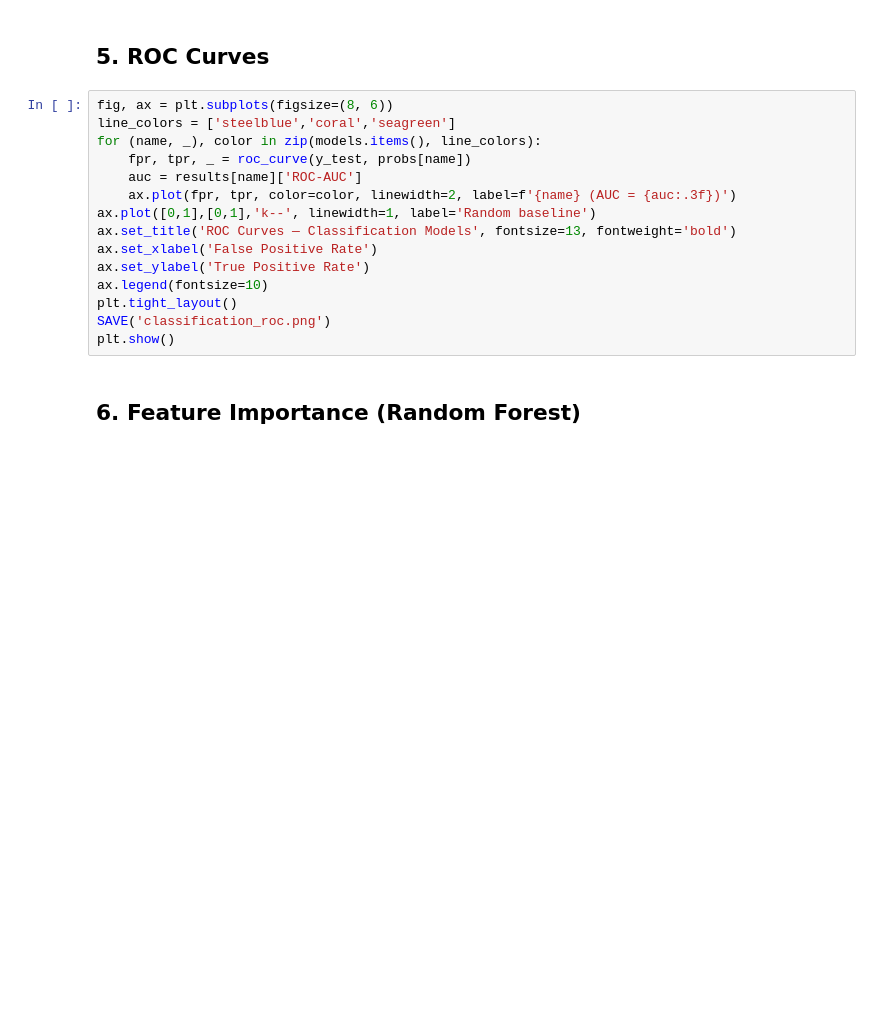
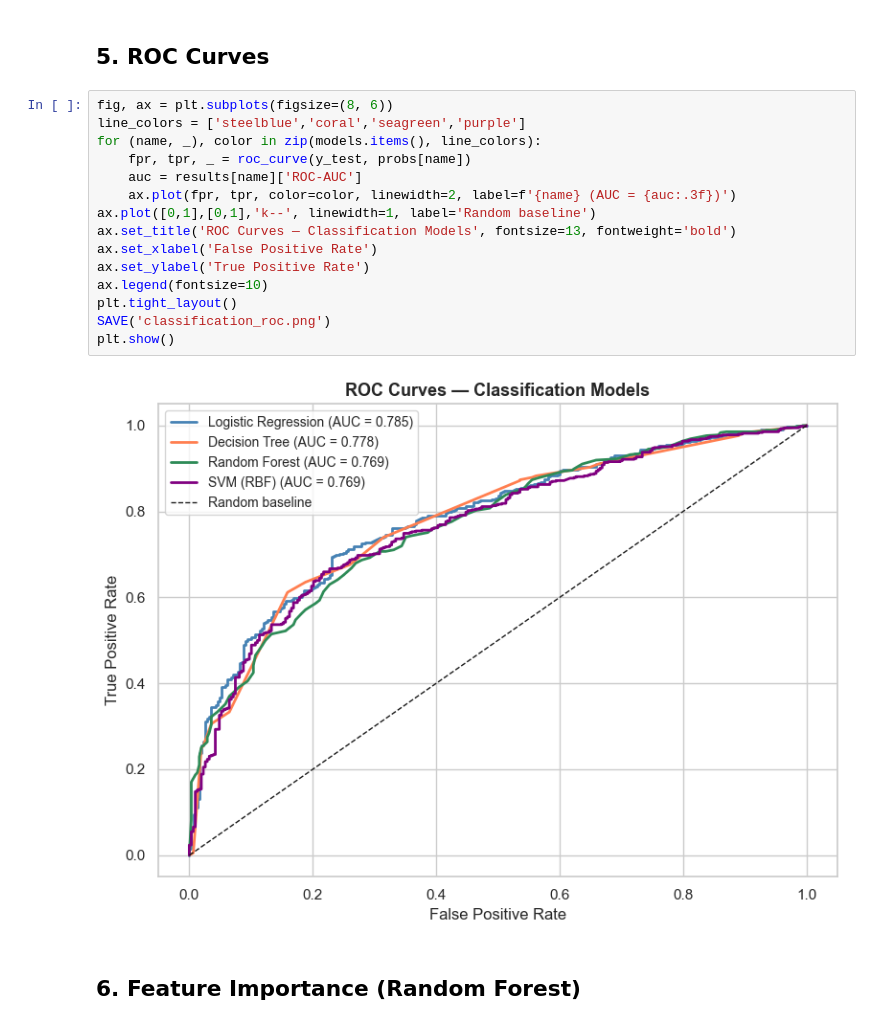
Before and after one commit to neelp03/CMPE255-project, a Jupyter notebook: notebooks/05_classification.ipynb, the cells around one changed output. Saved outputs shown, nothing was run; the diff lists cells and outputs as text; blank space fills up the shorter version.

```diff
--- a/notebooks/05_classification.ipynb
+++ b/notebooks/05_classification.ipynb
@@ -131,19 +165,21 @@ plt.show()
 ## 5. ROC Curves
 # %%
 fig, ax = plt.subplots(figsize=(8, 6))
-line_colors = ['steelblue','coral','seagreen']
+line_colors = ['steelblue','coral','seagreen','purple']
 for (name, _), color in zip(models.items(), line_colors):
     fpr, tpr, _ = roc_curve(y_test, probs[name])
     auc = results[name]['ROC-AUC']
     ax.plot(fpr, tpr, color=color, linewidth=2, label=f'{name} (AUC = {auc:.3f})')
 ax.plot([0,1],[0,1],'k--', linewidth=1, label='Random baseline')
 ax.set_title('ROC Curves — Classification Models', fontsize=13, fontweight='bold')
 ax.set_xlabel('False Positive Rate')
 ax.set_ylabel('True Positive Rate')
 ax.legend(fontsize=10)
 plt.tight_layout()
 SAVE('classification_roc.png')
 plt.show()
+# %% [output]
+[figure, added]
 # %% [markdown]
 ## 6. Feature Importance (Random Forest)
 # %%
```
Also changed, not shown: parts of 8 cells of this notebook, 3 other files.
